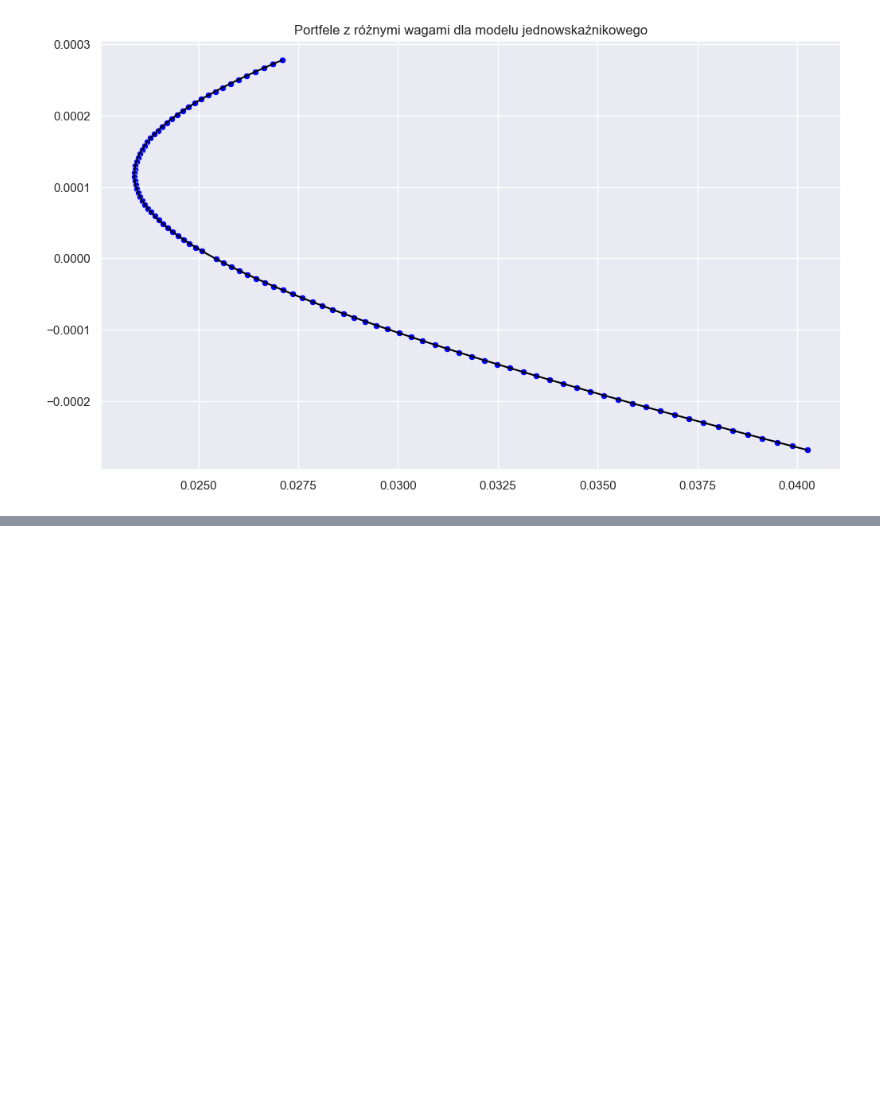
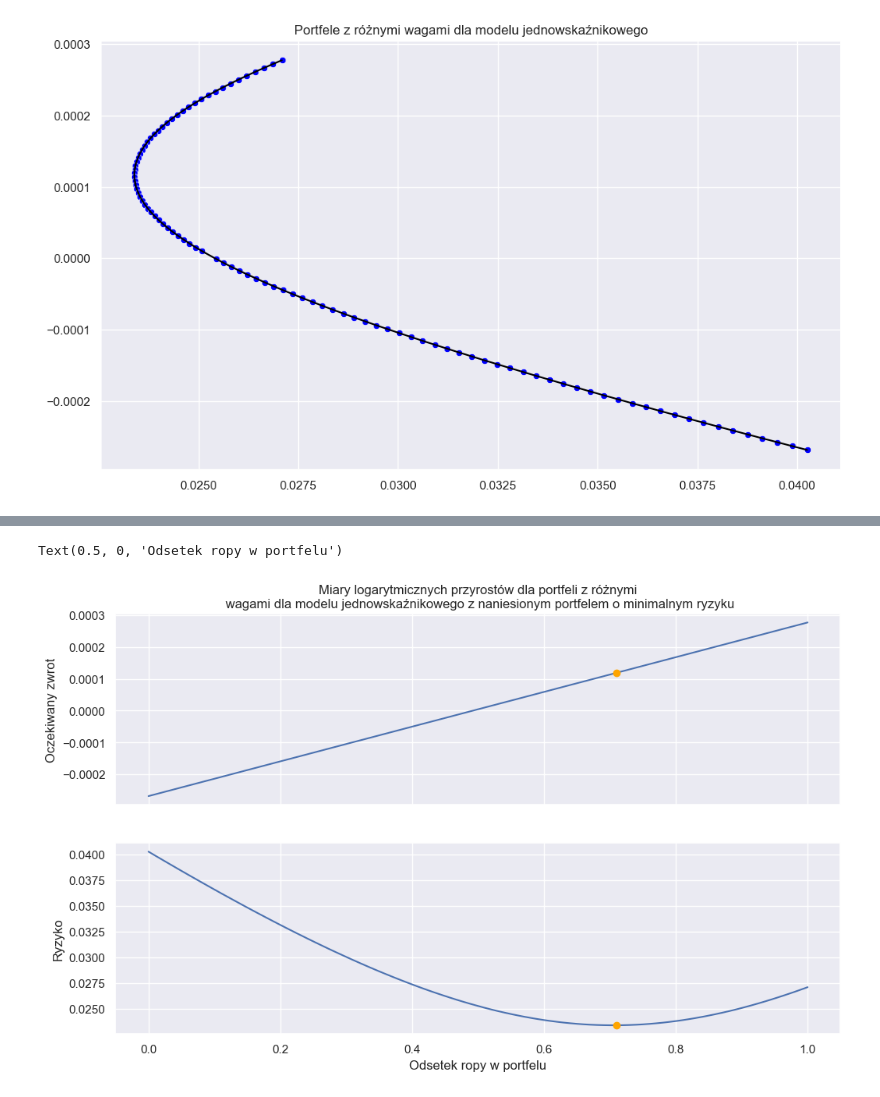
Before and after one commit to mjacobik/ORLEN-risk-management, a Jupyter notebook: Projekt 3 zad 2 cz 1.ipynb, the cells around one changed output, grey strips where cells are left out. Drawn from its saved outputs; the diff is of its cells as text; code cells hidden in the pictures; blank space fills up the shorter version.

```diff
--- a/Projekt 3 zad 2 cz 1.ipynb
+++ b/Projekt 3 zad 2 cz 1.ipynb
@@ -329,0 +372,14 @@ Text(0.5, 1.0, 'Portfele z różnymi wagami dla modelu jednowskaźnikowego')
+# %%
+fig, axs = plt.subplots(2,1, sharex=True)
+axs[0].plot(odsetek_ropy, zwrot_residua, zorder=1)
+axs[0].set_ylabel('Oczekiwany zwrot')
+axs[0].set_title('Miary logarytmicznych przyrostów dla portfeli z różnymi\n'
+                 ' wagami dla modelu jednowskaźnikowego z naniesionym portfelem o minimalnym ryzyku')
+axs[0].scatter(x=[min_risk[1]], y=[min_risk[2]], color="orange", zorder=2)
+axs[1].plot(odsetek_ropy, ryzyko_residua, zorder=1)
+axs[1].scatter(x=[min_risk[1]], y=[min_risk[3]], c="orange", alpha=1, zorder=2)
+axs[1].set_ylabel('Ryzyko')
+axs[1].set_xlabel('Odsetek ropy w portfelu')
+# %% [output]
+Text(0.5, 0, 'Odsetek ropy w portfelu')
+[figure, added]
```
Also changed, not shown: parts of 13 cells of this notebook.
